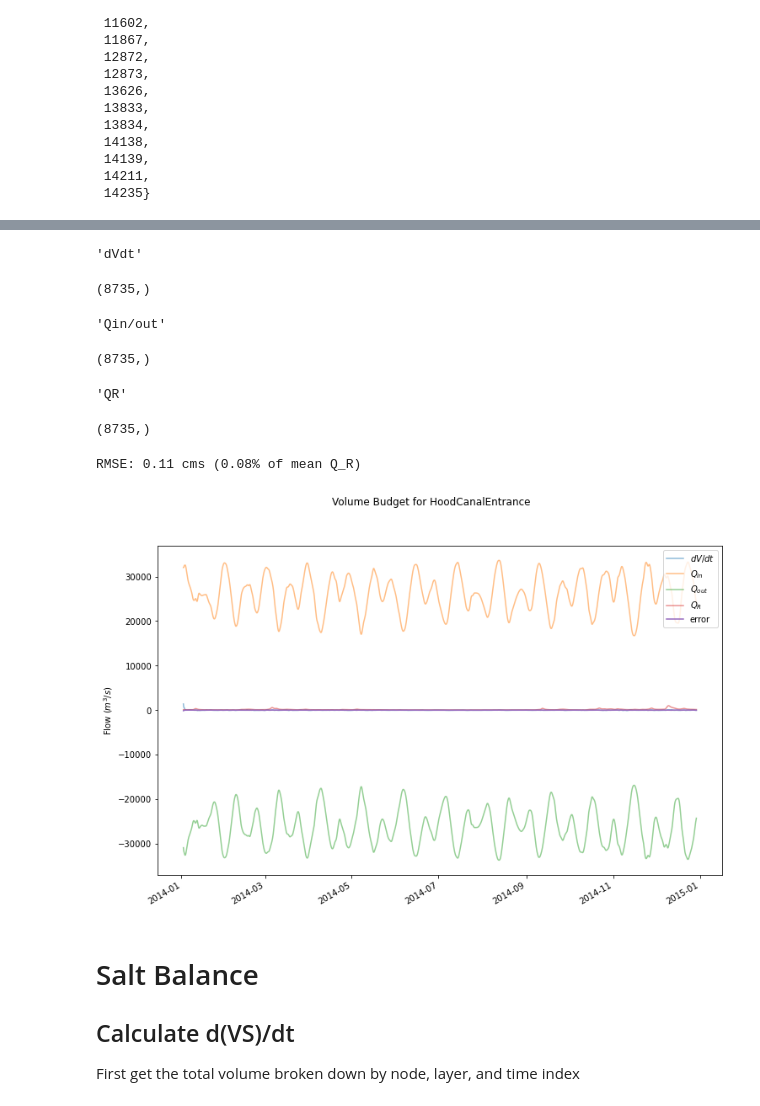
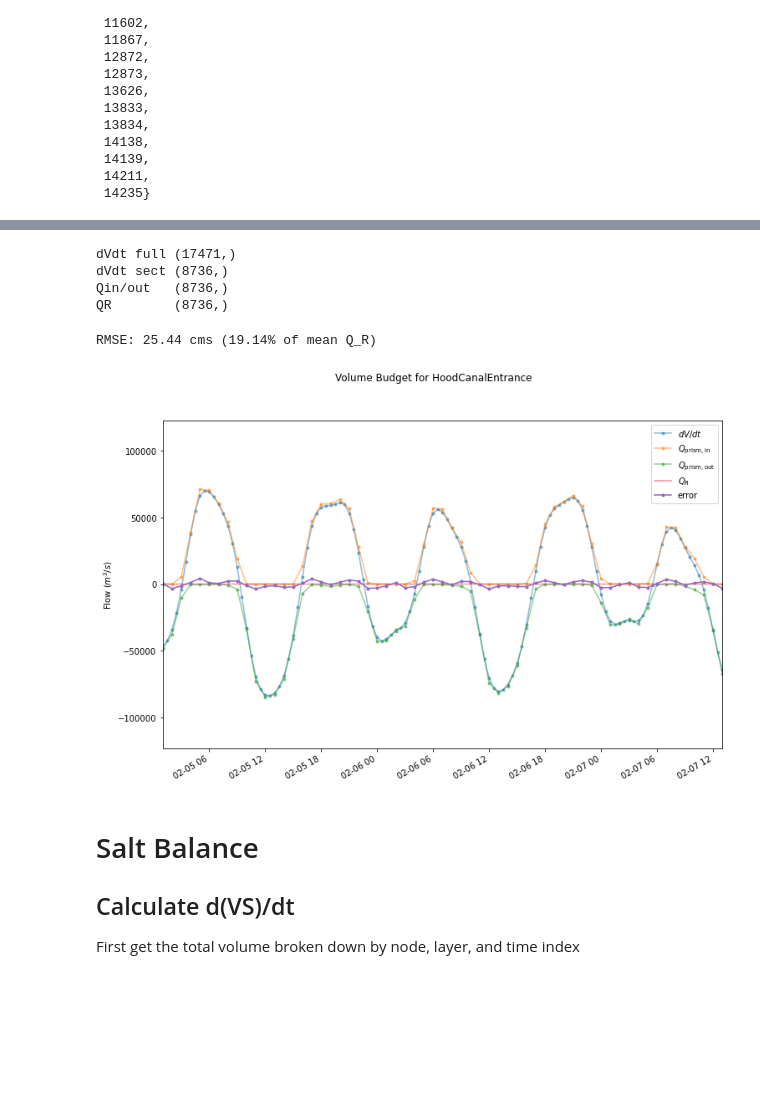
Before and after one commit to bedaro/ssm-analysis, a Jupyter notebook: transport/TEFBudget.ipynb, the cells around one changed output, grey strips where cells are left out. Saved outputs shown, nothing was run; the diff lists cells and outputs as text; code cells hidden in the pictures; blank space fills up the shorter version.

```diff
--- a/transport/TEFBudget.ipynb
+++ b/transport/TEFBudget.ipynb
@@ -237,6 +242,6 @@ for s, ds in section_extractions.items():
     tide_adj = (1 + ds['zeta'][:] / ds['h'][:]).T
     q_in[s] = (np.where(q * direction > 0, q, 0) * tide_adj * direction).sum(axis=(0,1))
     q_out[s] = (np.where(q * direction < 0, q, 0) * tide_adj * direction).sum(axis=(0,1))
-    display(f'q_in {s}', q_in[s])
-    display(f'q_out {s}', q_out[s])
+    display(f'q_prism,in {s}', q_in[s])
+    display(f'q_prism,out {s}', q_out[s])
 # %% [output]
@@ -332,24 +365,26 @@ display('QR', rivers_interp.shape)
 # %%
-dVdt = dVdt[:cut_indices.min()-1]
-display('dVdt', dVdt.shape)
+dVdt = dVdt[:right_cut_model-1]
+print('dVdt full', dVdt.shape)
+dVdt_section = dVdt[np.isin(model_output_times, section_output_times)]
+print('dVdt sect', dVdt_section.shape)
+
 for s in section_names:
-    q_in[s] = q_in[s][1:cut_indices.min()]
-    q_out[s] = q_out[s][1:cut_indices.min()]
-display('Qin/out', q_in[next(iter(section_names))].shape)
-rivers_interp = rivers_interp[1:]
-display('QR', rivers_interp.shape)
-assert(len(rivers_interp) == len(q_in[next(iter(section_names))]) and
-       len(rivers_interp) == len(dVdt))
+    q_in[s] = q_in[s][left_cut:right_cut_section]
+    q_out[s] = q_out[s][left_cut:right_cut_section]
+print('Qin/out  ', q_in[onesect].shape)
+rivers_interp = rivers_interp[left_cut:]
+print('QR       ', rivers_interp.shape)
+assert(len(rivers_interp) == len(q_in[onesect]) and
+       len(rivers_interp) == len(dVdt_section))
 # %% [output]
-'dVdt'
+dVdt full (17471,)
+dVdt sect (8736,)
+Qin/out   (8736,)
+QR        (8736,)
-(8735,)
-'Qin/out'
-(8735,)
-'QR'
-(8735,)
 # %%
 if tide_avg:
     dVdt = filt_godin(dVdt)
+    dVdt_section = filt_godin(dVdt_section)
     rivers_interp = filt_godin(rivers_interp)
     for s in section_names:
         q_in[s] = filt_godin(q_in[s])
@@ -357,31 +392,31 @@ if tide_avg:
 # %%
 q_in_total = np.sum([q_in[s] for s in section_names], axis=0)
 q_out_total = np.sum([q_out[s] for s in section_names], axis=0)
-error = (-dVdt + q_in_total + q_out_total + rivers_interp)
+error = (-dVdt_section + q_in_total + q_out_total + rivers_interp)
 fig, ax = plt.subplots(figsize=(12,8))
-model_start_date = section_extractions[next(iter(section_names))].date_string0
-dates = pd.Timestamp(model_start_date) + pd.to_timedelta(model_output_times[1:], 's')
-ax.plot(dates, dVdt, label='$dV/dt$', alpha=0.5)
+model_dates = pd.Timestamp(section_extractions[onesect].date_string0) + pd.to_timedelta(model_output_times, 's')
+ax.plot(model_dates, dVdt, '.-', label='$dV/dt$', alpha=0.5)
+# Used to plot the flows for each section separately
 #for s in section_names:
 #    l = ax.plot(dates, q_in[s], '--', label=f'{s} $Q_{{in}}$', alpha=0.5)
 #    ax.plot(dates, q_out[s], '-.', color=l[0].get_color(), label=f'{s} $Q_{{out}}$', alpha=0.5)
-ax.plot(dates, q_in_total, label='$Q_{in}$', alpha=0.5)
-ax.plot(dates, q_out_total, label='$Q_{out}$', alpha=0.5)
-ax.plot(dates, rivers_interp, label='$Q_R$', alpha=0.5)
-ax.plot(dates, error, label='error')
+ax.plot(section_dates, q_in_total, '.-', label='$Q_\mathrm{prism,in}$', alpha=0.5)
+ax.plot(section_dates, q_out_total, '.-', label='$Q_\mathrm{prism,out}$', alpha=0.5)
+ax.plot(section_dates, rivers_interp, label='$Q_R$', alpha=0.5)
+ax.plot(section_dates, error, '.-', label='error')
 if not tide_avg:
-    ax.set(xbound=(dates[50], dates[250]))
+    ax.set(xbound=(section_dates[840], section_dates[900]))
 ax.set(ylabel="Flow ($m^3/s$)")
 ax.legend()
 fig.autofmt_xdate()
 fig.suptitle(f'Volume Budget for {", ".join(section_names)}')
 errors_nonan = error[~np.isnan(error)]
 rmse = np.sqrt((errors_nonan ** 2).sum())/len(errors_nonan)
 error_per_qr = np.nan if rivers_interp.mean() == 0 else rmse / rivers_interp[~np.isnan(rivers_interp)].mean()
 print(f'RMSE: {rmse:.2f} cms ({error_per_qr * 100:.2f}% of mean Q_R)')
 # %% [output]
-RMSE: 0.11 cms (0.08% of mean Q_R)
+RMSE: 25.44 cms (19.14% of mean Q_R)
-[figure, old version]
+[figure, new version]
 # %% [markdown]
 # Salt Balance
 
```
Also changed, not shown: parts of 20 cells of this notebook, 2 other files.
